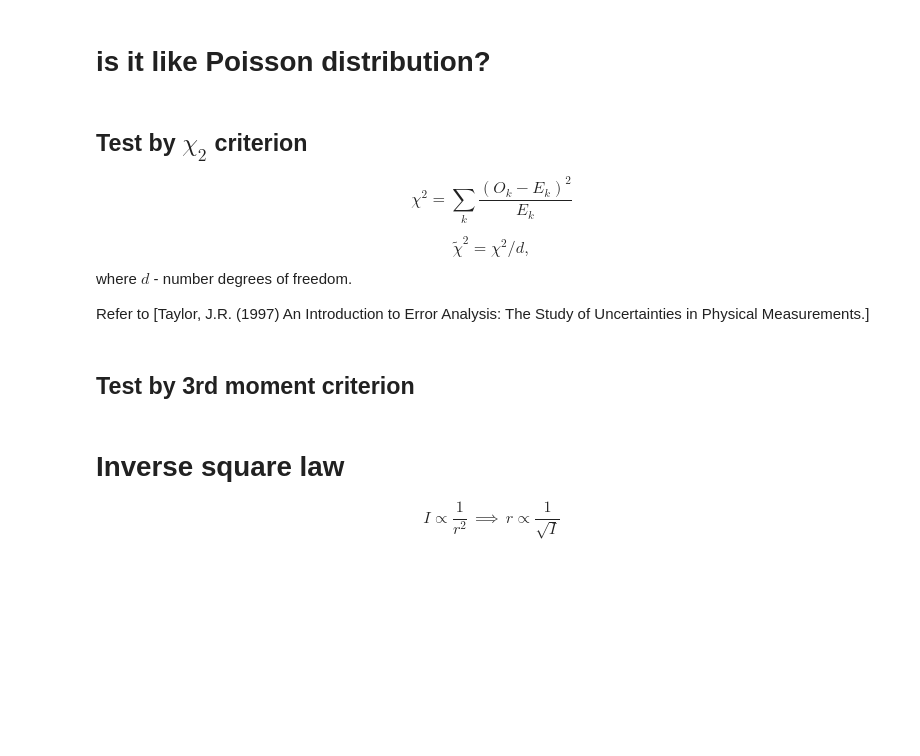
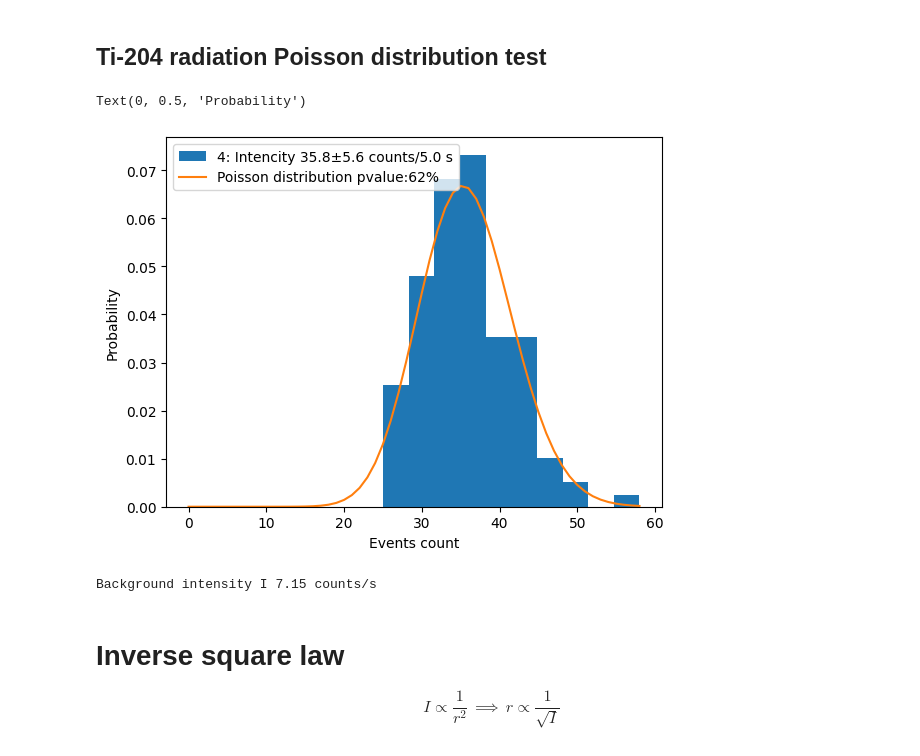
Before and after one commit to evgeny-kolonsky/Lab4_Nuclear, a Jupyter notebook: Lab4_Poisson_test.ipynb, the cells around one changed output. Cells and saved outputs as stored; diff of their text form; code cells hidden in the pictures; blank space fills up the shorter version.

```diff
--- a/Lab4_Poisson_test.ipynb
+++ b/Lab4_Poisson_test.ipynb
@@ -16,16 +134,30 @@ plt.hist(s);
+# %% [markdown]
+## Ti-204 radiation Poisson distribution test
+# %%
+URL = f'https://raw.githubusercontent.com/tphlabs/data/main/Lab4_Nuclear/2023_12_14/2_Poisson_test_Tl204.tsv'
+data = np.genfromtxt(URL, delimiter='\t', skip_header=11, usecols=(2,3), dtype='int').T
+s = data[0]
+interval = data[1].mean()
+#GOOD_INTERVAL = 60 #s
+#collect = int(GOOD_INTERVAL / interval) # how many unit intervals be collected in one to get reasonable good intencity
+# group data into bigger intervals to get intencity good enough for chi2 testing
+#x = np.array([np.sum(s[i : i + collect]) for i in range(0, len(s)// collect * collect, collect)])
+plt.hist(s, density=True, label=f'{name}: Intencity {s.mean():.1f}±{s.std():.1f} counts/{interval} s')
+
+observed = np.bincount(s)
+mean_intencity = s.mean()
+bins = [bin for bin in range(len(observed))]
+poi = np.array([poisson(mean_intencity).pmf(bin)  for bin in bins])
+
+plt.plot(bins, poi, label=f'Poisson distribution pvalue:{chi2test(s):.0%}');
+plt.legend()
+plt.xlabel('Events count')
+plt.ylabel('Probability')
+# %% [output]
+Text(0, 0.5, 'Probability')
+[figure, added]
 # %%
-I_background = s.mean() / 10
+I_background = np.mean(s/interval)
 print(f'Background intensity I {I_background:.2f} counts/s')
+# %% [output]
+Background intensity I 7.15 counts/s
-# %% [markdown]
-# is it like Poisson distribution?
-# %% [markdown]
-## Test by $\chi_2$ criterion
-
-$$
-\chi^2 =  \sum_k \frac{(O_k - E_k)^2}{E_k}
-$$
-
-$$ \tilde \chi^2 = \chi^2 / d,$$
-where $d$ - number degrees of freedom.
-
-Refer to [Taylor, J.R. (1997) An Introduction to Error Analysis: The Study of Uncertainties in Physical Measurements.]
@@ -55,2 +163,0 @@ print(f'Chi2 obtained: {chi2_obtainted:.2f} (for likelihood should be less than
-# %% [markdown]
-## Test by 3rd moment criterion
```
Also changed, not shown: parts of 22 cells of this notebook.
